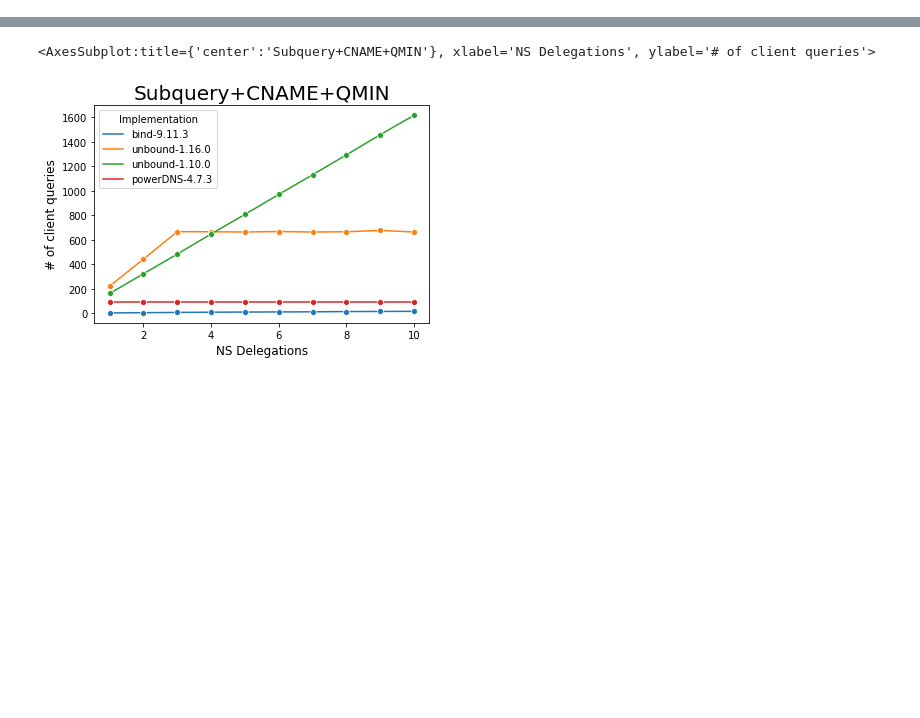
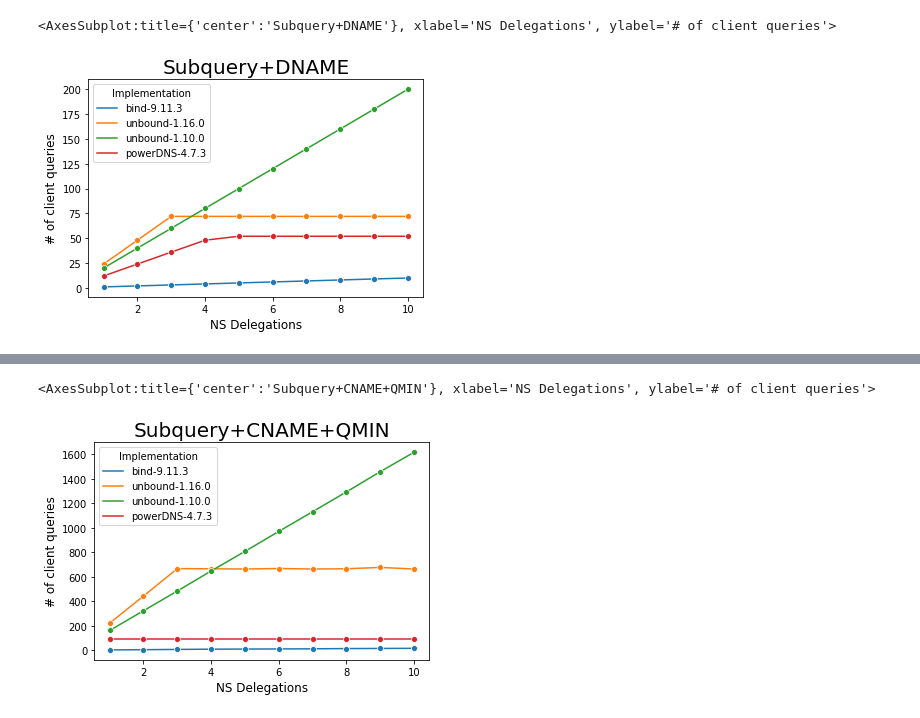
Before and after one commit to jaymoneyjay/dns-testbed, a Jupyter notebook: results/plotter.ipynb, the cells around one changed output, grey strips where cells are left out. Saved outputs shown, nothing was run; the diff lists cells and outputs as text; code cells hidden in the pictures; blank space fills up the shorter version.

Commit message:
implement subquery + DNAME (+scrubbing)

```diff
--- a/results/plotter.ipynb
+++ b/results/plotter.ipynb
@@ -17,0 +18,11 @@ sns.lineplot(x="NS Delegations", y="Amplification", hue="Implementation", hue_or
+# %%
+df_results = pd.read_csv("subquery+DNAME.csv")
+fig = plt.figure()
+ax = fig.add_subplot()
+ax.set_title("Subquery+DNAME", fontsize = 20)
+ax.set_xlabel("NS Delegations", fontsize = 12)
+ax.set_ylabel("# of client queries", fontsize = 12)
+sns.lineplot(x="NS Delegations", y="Amplification", hue="Implementation", hue_order=hue_order, data=df_results, marker="o", ax=ax)
+# %% [output]
+<AxesSubplot:title={'center':'Subquery+DNAME'}, xlabel='NS Delegations', ylabel='# of client queries'>
+[figure, added]
```
Also changed, not shown: parts of 4 cells of this notebook, 51 other files.
